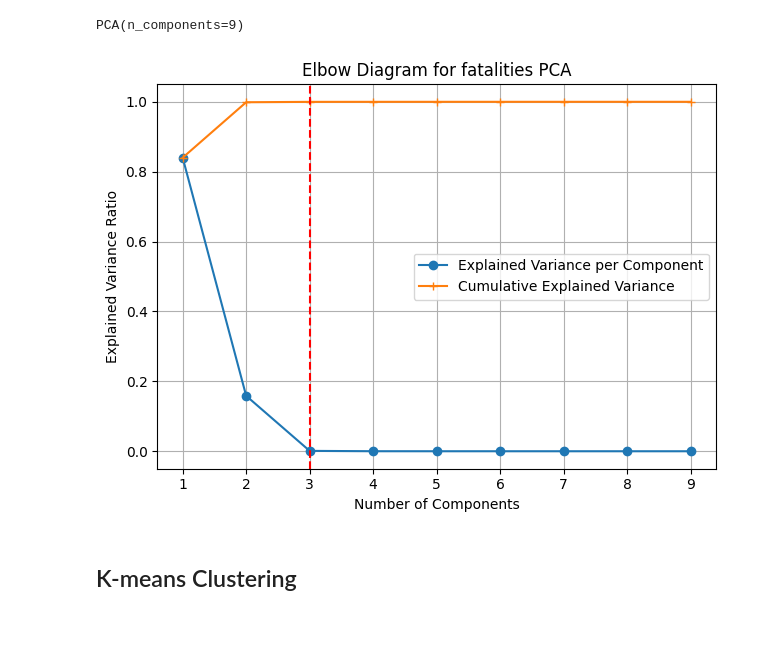
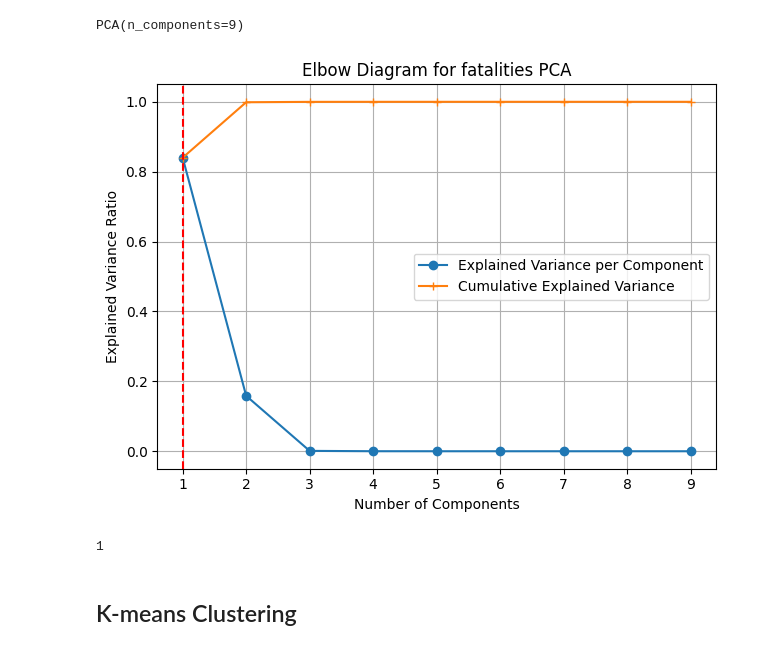
Before and after one commit to exdsgift/IPC-MideastAnalytics, a Jupyter notebook: modeling.ipynb, the cells around one changed output. Drawn from its saved outputs; the diff is of its cells as text; code cells hidden in the pictures.

```diff
--- a/modeling.ipynb
+++ b/modeling.ipynb
@@ -149,26 +149,35 @@ PCA(n_components=9)
 # %%
 pca = PCA(n_components=len(mydata.columns))
 pca.fit(mydata)
 
 explained_variance=pca.explained_variance_ratio_
 cumulative_explained_variance=np.cumsum(pca.explained_variance_ratio_)
 
 plt.plot(components_range, explained_variance,marker='o', label='Explained Variance per Component')
 
 plt.plot(components_range, cumulative_explained_variance,marker='+', label='Cumulative Explained Variance')
 
 plt.xlabel('Number of Components')
 plt.ylabel('Explained Variance Ratio')
 plt.title('Elbow Diagram for fatalities PCA')
 plt.legend()
 
-plt.axvline(x=3, color='red', linestyle='--', label='Suggested number of components')
+plt.axvline(x=1, color='red', linestyle='--', label='Suggested number of components')
 
 plt.grid(True)
 plt.tight_layout()
 plt.show()
 # %% [output]
-[figure, old version]
+[figure, new version]
+# %%
+# Trova il numero di componenti principali per raggiungere o superare il 95% di varianza
+target_variance_ratio = 0.95
+num_components_to_keep = np.argmax(explained_variance >= target_variance_ratio) + 1
+print(num_components_to_keep)
+
+# Ora puoi utilizzare num_components_to_keep nel tuo modello PCA
+# %% [output]
+1
 # %% [markdown]
 ## K-means Clustering
 # %%
```
Also changed, not shown: parts of 4 cells of this notebook, 1 other file.
